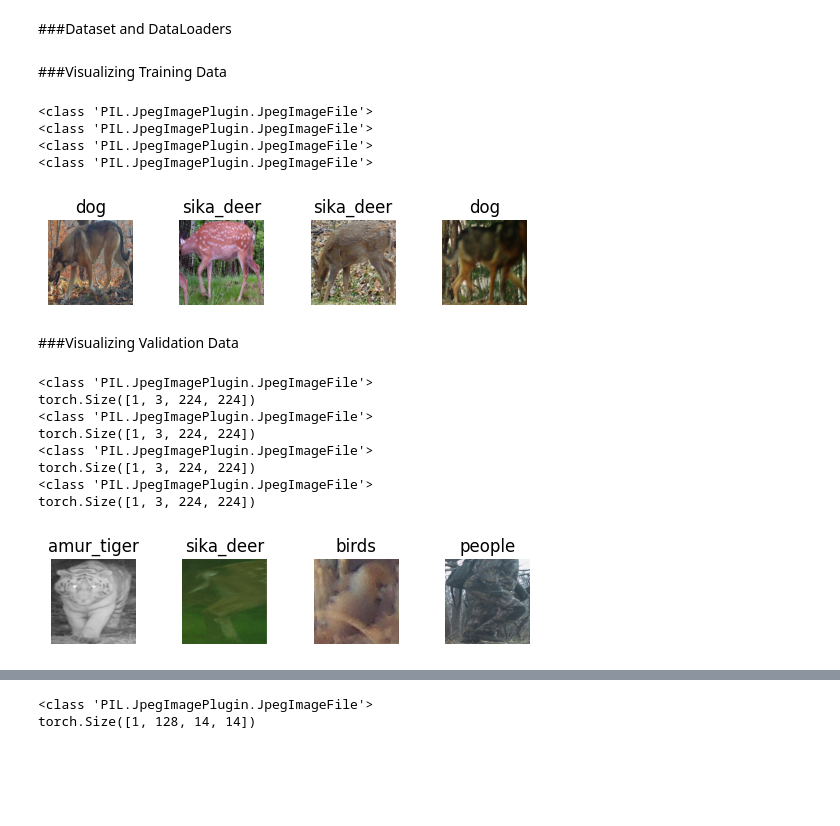
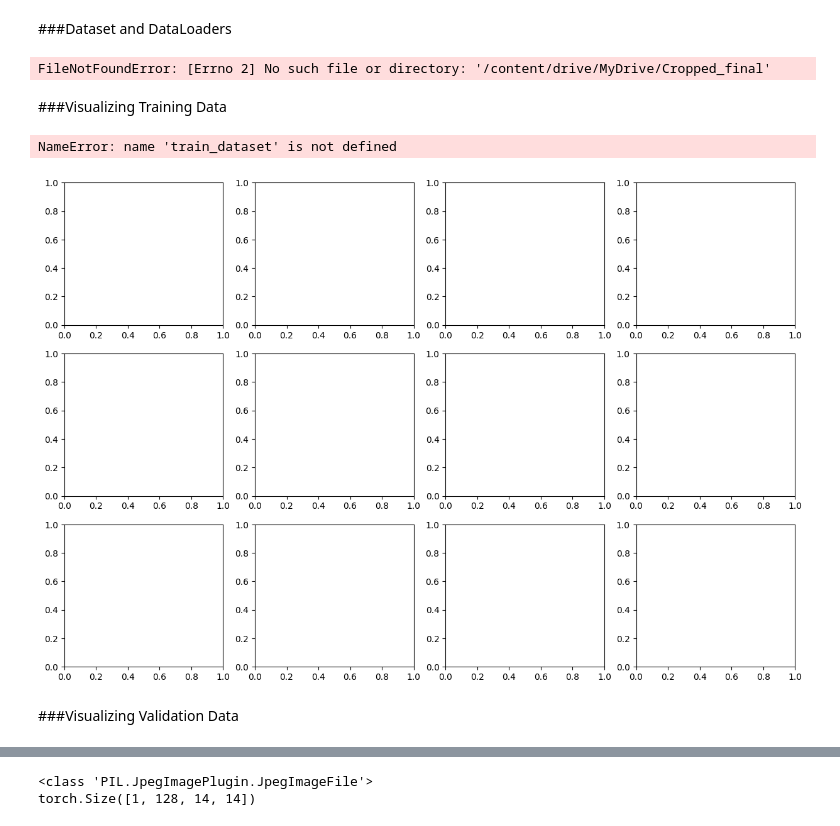
Before and after one commit to Prakhar-Gupta-03/CV_Assignments, a Jupyter notebook: A1/CV_A1_Q2.ipynb, the cells around one changed output, grey strips where cells are left out. Saved outputs shown, nothing was run; the diff lists cells and outputs as text; code cells hidden in the pictures; blank space fills up the shorter version.

```diff
--- a/A1/CV_A1_Q2.ipynb
+++ b/A1/CV_A1_Q2.ipynb
@@ -91,7 +95,6 @@ class RussianWildLifeDataset(Dataset):
     label = self.labels[idx]
     if (self.transform):
       image = self.transform(image)
-    image = torch.unsqueeze(image, 0)
     sample = {'image':image, 'label':label}
     return sample
 # %% [markdown]
@@ -110,48 +113,29 @@ train_dataset, val_dataset, test_dataset = random_split(dataset, [0.7, 0.1, 0.2]
 train_dataloader = DataLoader(train_dataset, batch_size=4, shuffle=True, num_workers=0)
 val_dataloader = DataLoader(val_dataset, shuffle=False)
 test_dataloader = DataLoader(test_dataset, shuffle=False)
+# %% [output]
+FileNotFoundError: [Errno 2] No such file or directory: '/content/drive/MyDrive/Cropped_final'
 # %% [markdown]
 ###Visualizing Training Data
-# %%
-for i in range(min(len(train_dataset), 4)):
-  sample = train_dataset[i]
-  ax = plt.subplot(1, 5, i+1)
-  plt.tight_layout()
-  ax.set_title(f"{dataset.get_class_name(sample['label'])}")
-  ax.axis('Off')
-  image = transforms.ToPILImage()((((sample['image']+1)/2) * 255).squeeze().to(torch.uint8))
-  plt.imshow(image)
-  if (i>=3):
-    plt.show()
-    break
-# %% [output]
-<class 'PIL.JpegImagePlugin.JpegImageFile'>
-<class 'PIL.JpegImagePlugin.JpegImageFile'>
-<class 'PIL.JpegImagePlugin.JpegImageFile'>
-<class 'PIL.JpegImagePlugin.JpegImageFile'>
-[figure, removed]
+# %%
+num_rows = 3
+num_cols = 4
+fig, axs = plt.subplots(num_rows, num_cols, figsize=(15, 10))
+for i in range(num_rows):
+    for j in range(num_cols):
+        idx = i * num_cols + j
+        if idx >= len(train_dataset):
+            break
+        sample = train_dataset[idx]
+        axs[i, j].set_title(f"{dataset.get_class_name(sample['label'])}")
+        axs[i, j].axis('off')
+        # Bringing the image to (0, 255) space, reducing the batch dimension, converting float to int and converting Tensor to PIL Image
+        image = transforms.ToPILImage()((((sample['image']+1)/2) * 255).squeeze().to(torch.uint8))
+        axs[i, j].imshow(image)
+plt.tight_layout()
+plt.show()
+# %% [output]
+NameError: name 'train_dataset' is not defined
+[figure, added]
 # %% [markdown]
 ###Visualizing Validation Data
-# %%
-for i in range(min(len(val_dataset), 4)):
-  sample = val_dataset[i]
-  ax = plt.subplot(1, 5, i+1)
-  plt.tight_layout()
-  ax.set_title(f"{dataset.get_class_name(sample['label'])}")
-  ax.axis('Off')
-  image = transforms.ToPILImage()((((sample['image']+1)/2) * 255).squeeze().to(torch.uint8))
-  plt.imshow(image)
-  print(sample['image'].shape)
-  if (i>=3):
-    plt.show()
-    break
-# %% [output]
-<class 'PIL.JpegImagePlugin.JpegImageFile'>
-torch.Size([1, 3, 224, 224])
-<class 'PIL.JpegImagePlugin.JpegImageFile'>
-torch.Size([1, 3, 224, 224])
-<class 'PIL.JpegImagePlugin.JpegImageFile'>
-torch.Size([1, 3, 224, 224])
-<class 'PIL.JpegImagePlugin.JpegImageFile'>
-torch.Size([1, 3, 224, 224])
-[figure, removed]
```
Also changed, not shown: parts of 6 cells of this notebook.
